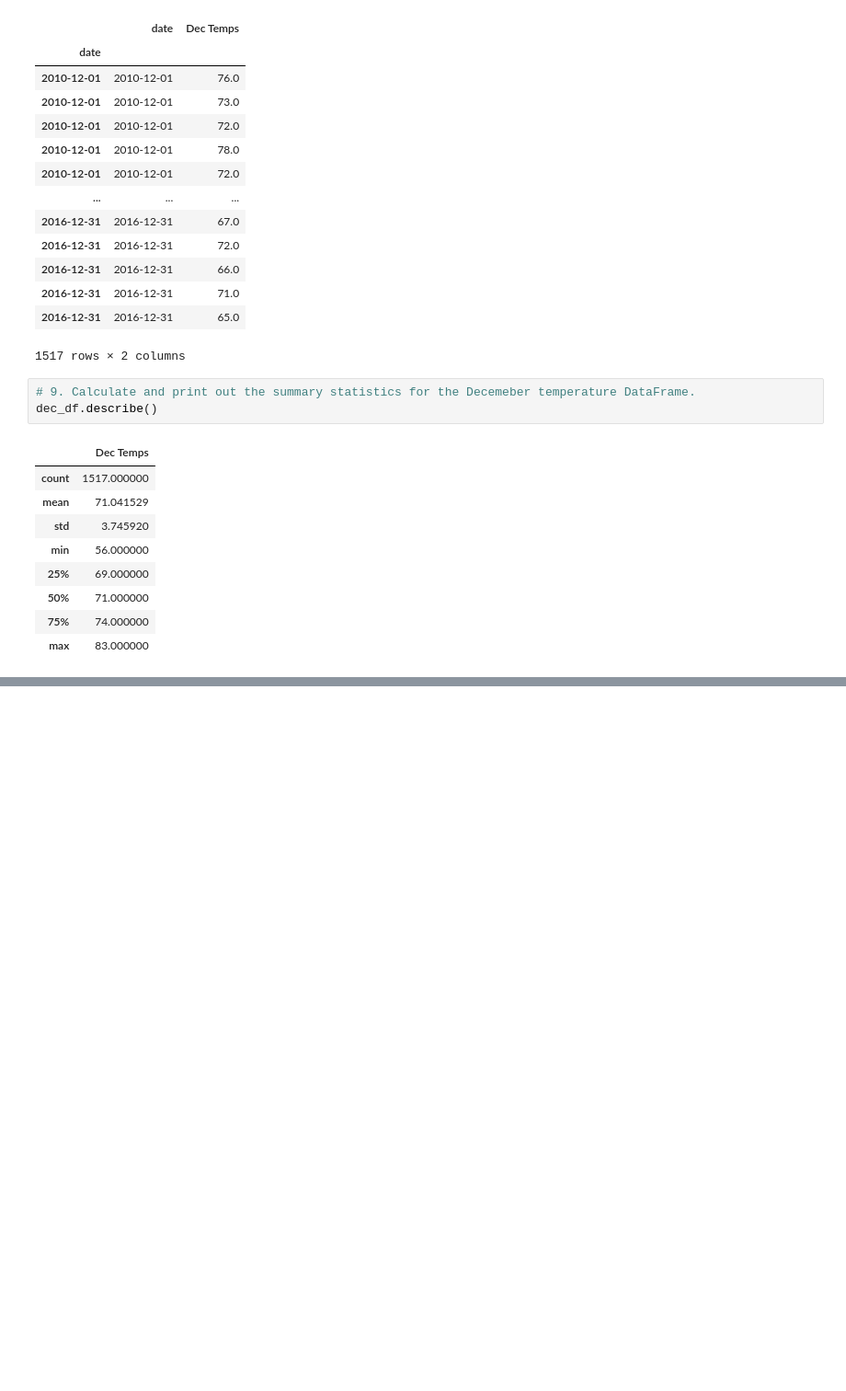
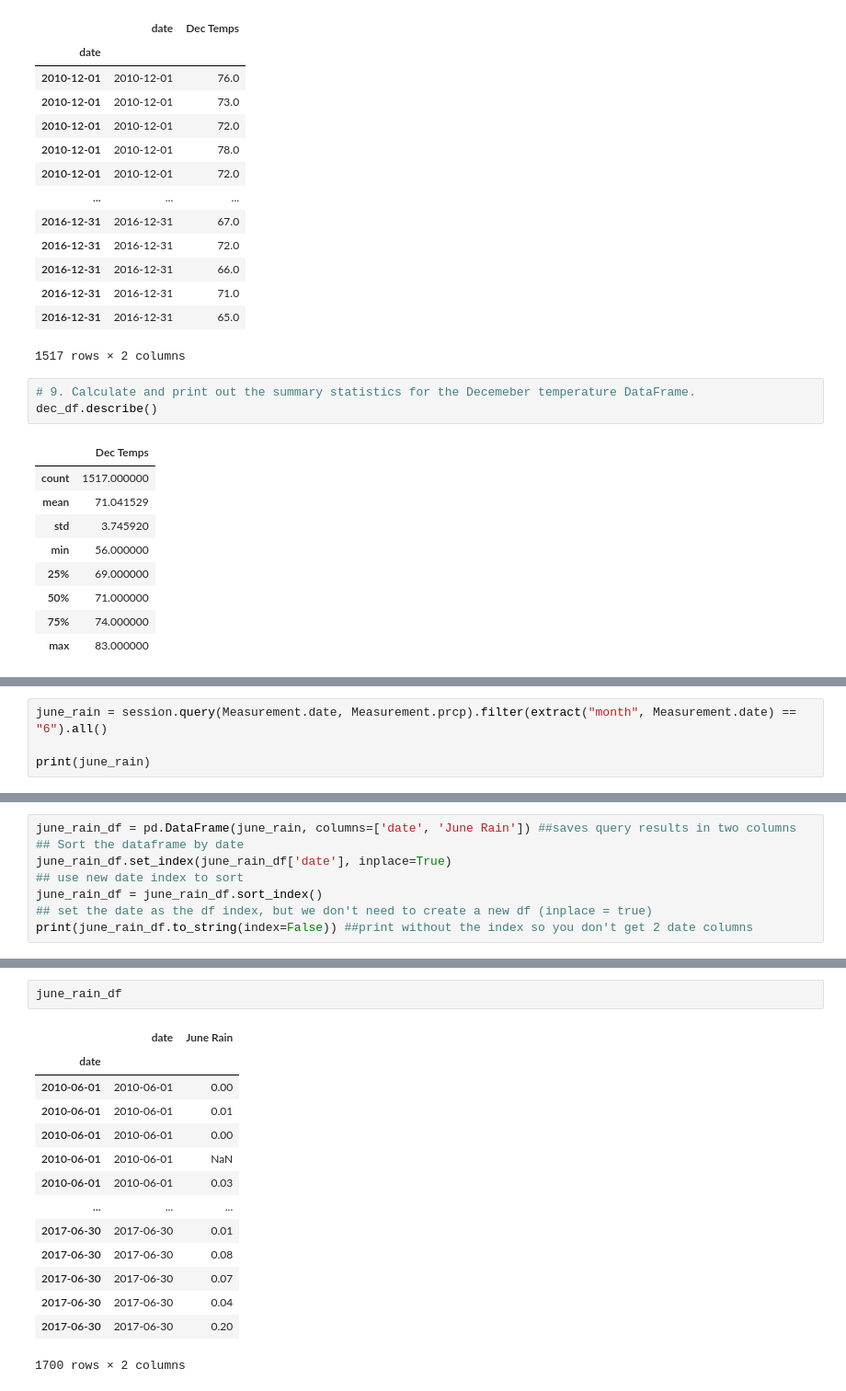
Before and after one commit to julianneitliong/surfs_up, a Jupyter notebook: SurfsUp_Challenge.ipynb, the cells around one changed output, grey strips where cells are left out. Shown: that part at 92% size. Drawn from its saved outputs; the diff is of its cells as text; blank space fills up the shorter version.

```diff
--- a/SurfsUp_Challenge.ipynb
+++ b/SurfsUp_Challenge.ipynb
@@ -166,0 +169,4 @@ dec_df.describe()
+# %%
+june_rain = session.query(Measurement.date, Measurement.prcp).filter(extract("month", Measurement.date) == "6").all()
+
+print(june_rain)
@@ -166,0 +175,8 @@ dec_df.describe()
+# %%
+june_rain_df = pd.DataFrame(june_rain, columns=['date', 'June Rain']) ##saves query results in two columns
+## Sort the dataframe by date
+june_rain_df.set_index(june_rain_df['date'], inplace=True)
+## use new date index to sort
+june_rain_df = june_rain_df.sort_index()
+## set the date as the df index, but we don't need to create a new df (inplace = true)
+print(june_rain_df.to_string(index=False)) ##print without the index so you don't get 2 date columns
@@ -166,0 +201,17 @@ dec_df.describe()
+# %%
+june_rain_df
+# %% [output]
+|  | date | June Rain |
+| date |  |  |
+| 2010-06-01 | 2010-06-01 | 0.00 |
+| 2010-06-01 | 2010-06-01 | 0.01 |
+| 2010-06-01 | 2010-06-01 | 0.00 |
+| 2010-06-01 | 2010-06-01 | NaN |
+| 2010-06-01 | 2010-06-01 | 0.03 |
+| ... | ... | ... |
+| 2017-06-30 | 2017-06-30 | 0.01 |
+| 2017-06-30 | 2017-06-30 | 0.08 |
+| 2017-06-30 | 2017-06-30 | 0.07 |
+| 2017-06-30 | 2017-06-30 | 0.04 |
+| 2017-06-30 | 2017-06-30 | 0.20 |
+1700 rows × 2 columns
```
Also changed, not shown: parts of 8 cells of this notebook.
